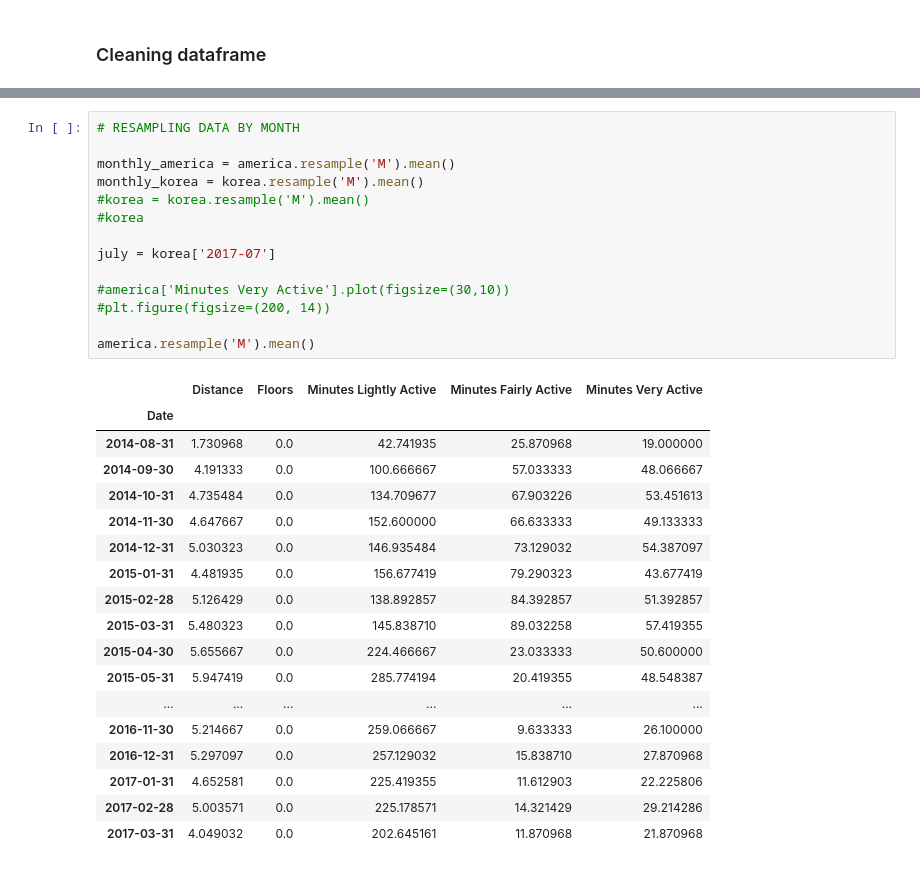
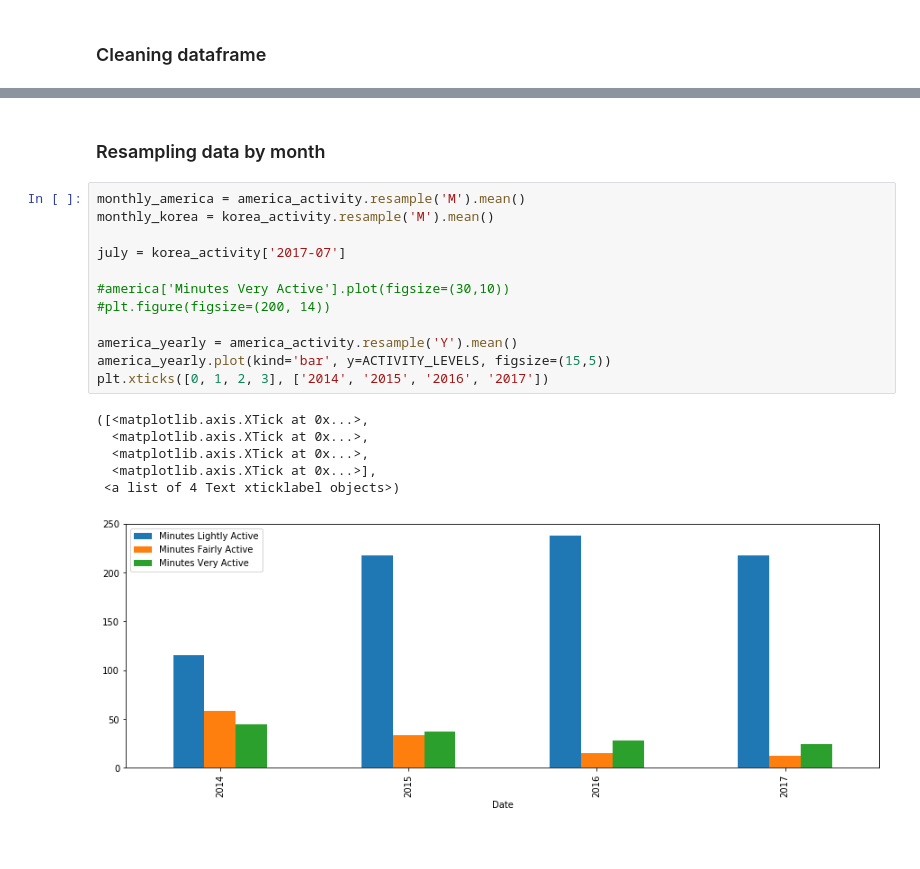
Before and after one commit to wu72/Springboard, a Jupyter notebook: CapstoneProject1/FitbitDataAnalysis.ipynb, the cells around one changed output, grey strips where cells are left out. Saved outputs shown, nothing was run; the diff lists cells and outputs as text.

```diff
--- a/CapstoneProject1/FitbitDataAnalysis.ipynb
+++ b/CapstoneProject1/FitbitDataAnalysis.ipynb
@@ -85,33 +138,21 @@ america.replace(0, america.mean())#.fillna(america.mean())
+# %% [markdown]
+### Resampling data by month
 # %%
-# RESAMPLING DATA BY MONTH
+monthly_america = america_activity.resample('M').mean()
+monthly_korea = korea_activity.resample('M').mean()
 
-monthly_america = america.resample('M').mean()
-monthly_korea = korea.resample('M').mean()
-#korea = korea.resample('M').mean()
-#korea
-
-july = korea['2017-07']
+july = korea_activity['2017-07']
 
 #america['Minutes Very Active'].plot(figsize=(30,10))
 #plt.figure(figsize=(200, 14))
 
-america.resample('M').mean()
+america_yearly = america_activity.resample('Y').mean()
+america_yearly.plot(kind='bar', y=ACTIVITY_LEVELS, figsize=(15,5))
+plt.xticks([0, 1, 2, 3], ['2014', '2015', '2016', '2017'])
 # %% [output]
-|  | Distance | Floors | Minutes Lightly Active | Minutes Fairly Active | Minutes Very Active |
-| Date |  |  |  |  |  |
-| 2014-08-31 | 1.730968 | 0.0 | 42.741935 | 25.870968 | 19.000000 |
-| 2014-09-30 | 4.191333 | 0.0 | 100.666667 | 57.033333 | 48.066667 |
-| 2014-10-31 | 4.735484 | 0.0 | 134.709677 | 67.903226 | 53.451613 |
-| 2014-11-30 | 4.647667 | 0.0 | 152.600000 | 66.633333 | 49.133333 |
-| 2014-12-31 | 5.030323 | 0.0 | 146.935484 | 73.129032 | 54.387097 |
-| 2015-01-31 | 4.481935 | 0.0 | 156.677419 | 79.290323 | 43.677419 |
-| 2015-02-28 | 5.126429 | 0.0 | 138.892857 | 84.392857 | 51.392857 |
-| 2015-03-31 | 5.480323 | 0.0 | 145.838710 | 89.032258 | 57.419355 |
-| 2015-04-30 | 5.655667 | 0.0 | 224.466667 | 23.033333 | 50.600000 |
-| 2015-05-31 | 5.947419 | 0.0 | 285.774194 | 20.419355 | 48.548387 |
-| ... | ... | ... | ... | ... | ... |
-| 2016-11-30 | 5.214667 | 0.0 | 259.066667 | 9.633333 | 26.100000 |
-| 2016-12-31 | 5.297097 | 0.0 | 257.129032 | 15.838710 | 27.870968 |
-| 2017-01-31 | 4.652581 | 0.0 | 225.419355 | 11.612903 | 22.225806 |
-| 2017-02-28 | 5.003571 | 0.0 | 225.178571 | 14.321429 | 29.214286 |
-| 2017-03-31 | 4.049032 | 0.0 | 202.645161 | 11.870968 | 21.870968 |
+([<matplotlib.axis.XTick at 0x...>,
+  <matplotlib.axis.XTick at 0x...>,
+  <matplotlib.axis.XTick at 0x...>,
+  <matplotlib.axis.XTick at 0x...>],
+ <a list of 4 Text xticklabel objects>)
+[figure, added]
```
Also changed, not shown: parts of 23 cells of this notebook.
